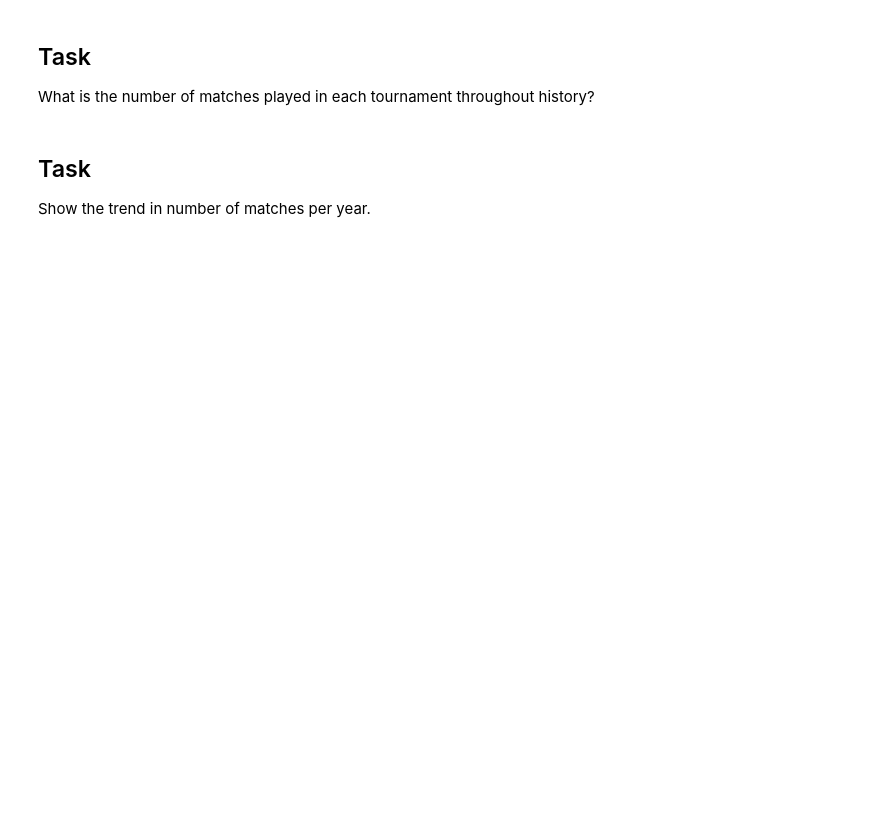
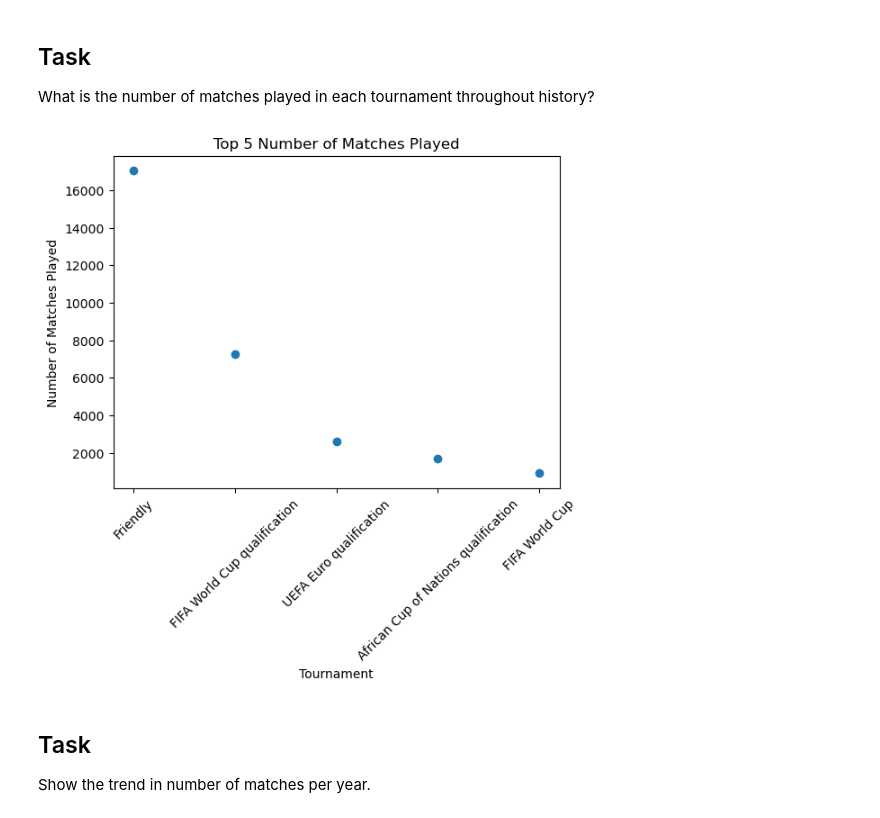
Before and after one commit to iuxo/lighthouse-data-notes, a Jupyter notebook: Week3/dataviz_exercises/dataviz_challenge.ipynb, the cells around one changed output. Cells and saved outputs as stored; diff of their text form; code cells hidden in the pictures; blank space fills up the shorter version.

```diff
--- a/Week3/dataviz_exercises/dataviz_challenge.ipynb
+++ b/Week3/dataviz_exercises/dataviz_challenge.ipynb
@@ -17,6 +63,18 @@ import numpy as np
 # %% [markdown]
 ## Task
 What is the number of matches played in each tournament throughout history?
+# %%
+num_match = data.groupby('tournament')['tournament'].count().reset_index(name ='count')
+five_large = num_match.sort_values('count', ascending=False).head(5)
+# %%
+plt.scatter(five_large['tournament'], five_large['count'])
+plt.xlabel('Tournament')
+plt.ylabel('Number of Matches Played')
+plt.title('Top 5 Number of Matches Played')
+plt.xticks(rotation=45)
+plt.show()
+# %% [output]
+[figure, added]
 # %% [markdown]
 ## Task
 Show the trend in number of matches per year.
```
Also changed, not shown: parts of 30 cells of this notebook, 27 other files.
